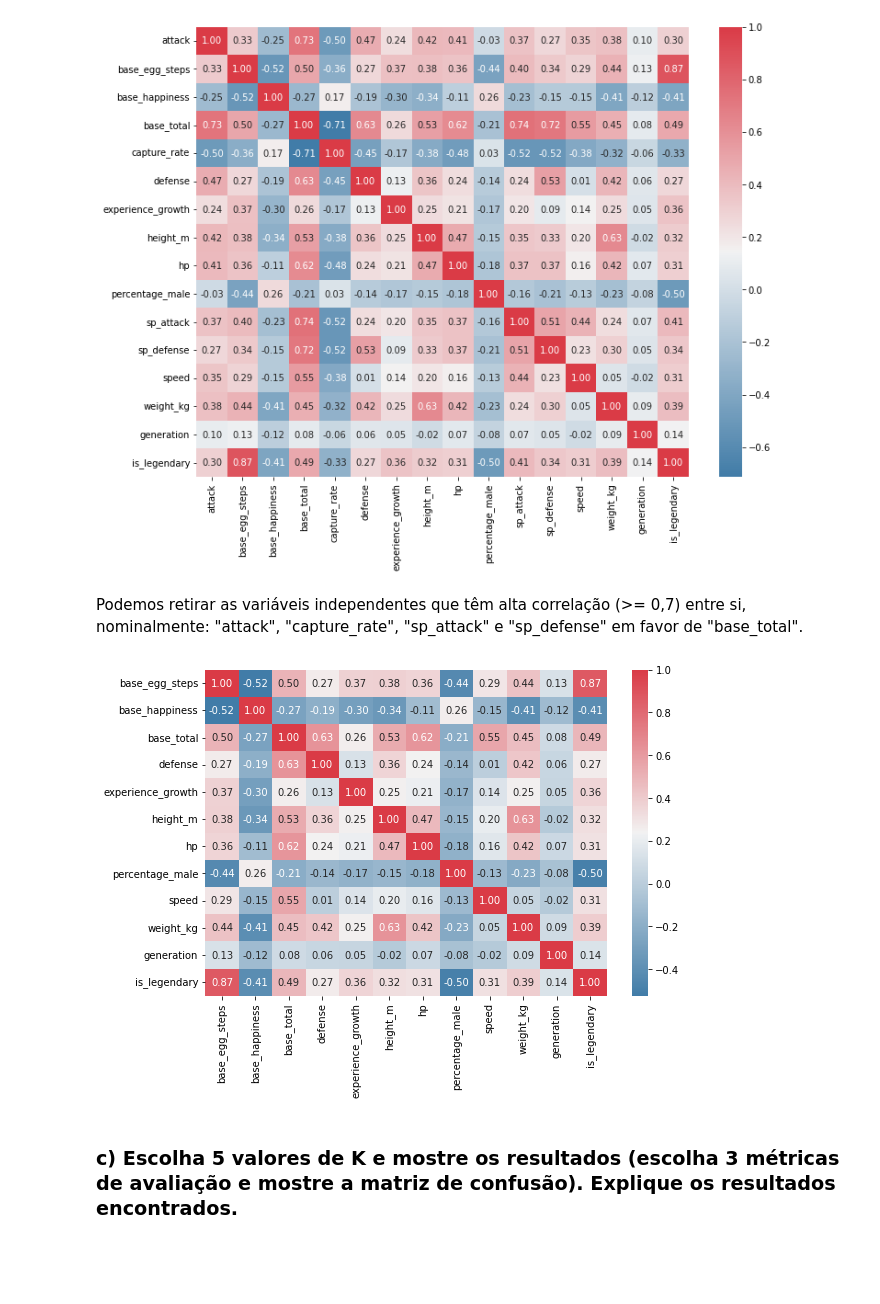
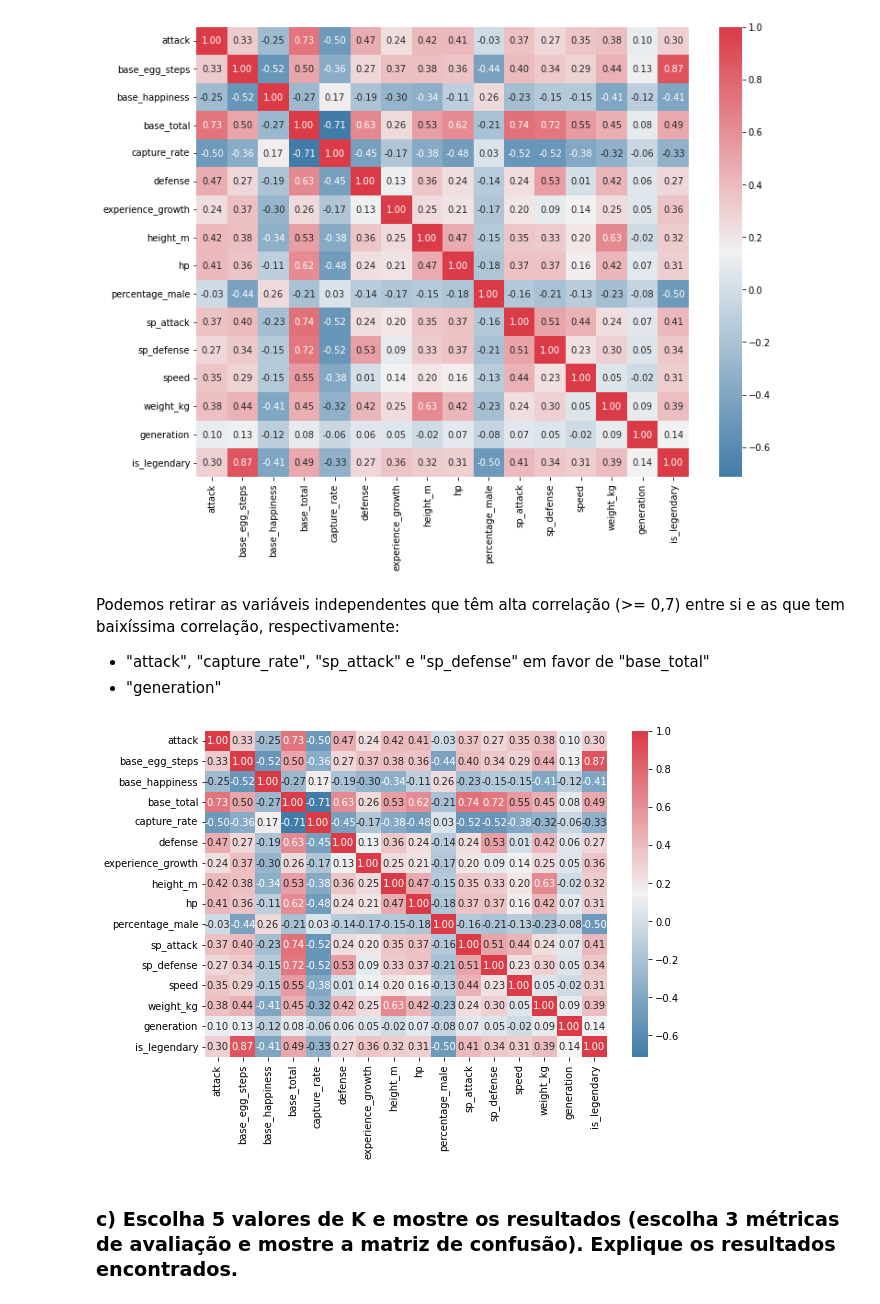
Before and after one commit to hyoretsu/ia, a Jupyter notebook: prova1.ipynb, the cells around one changed output. Cells and saved outputs as stored; diff of their text form; code cells hidden in the pictures; blank space fills up the shorter version.

```diff
--- a/prova1.ipynb
+++ b/prova1.ipynb
@@ -41,11 +41,11 @@ df = df.set_index("pokedex_number")
 Removendo colunas inúteis:
 # %%
 # Colunas informativas
-df = df.drop(df.columns[df.columns.str.contains("against_")], axis=1)
+df = df.drop(columns=df.columns[df.columns.str.contains("against_")])
 # Colunas de categorização
-df = df.drop(["classification", "japanese_name", "name"], axis=1)
+df = df.drop(columns=["classification", "japanese_name", "name"])
 # Colunas não mensuráveis
-df = df.drop(["abilities", "type1", "type2"], axis=1)
+df = df.drop(columns=["abilities", "type1", "type2"])
 # %% [markdown]
 Tratando atributos nulos:
 # %%
@@ -110,17 +110,17 @@ plt.show()
 # %% [output]
 [figure]
 # %% [markdown]
-Podemos retirar as variáveis independentes que têm alta correlação (>= 0,7) entre si, nominalmente: "attack", "capture_rate", "sp_attack" e "sp_defense" em favor de "base_total".
+Podemos retirar as variáveis independentes que têm alta correlação (>= 0,7) entre si e as que tem baixíssima correlação, respectivamente:
+
+- "attack", "capture_rate", "sp_attack" e "sp_defense" em favor de "base_total"
+- "generation"
 # %%
-df = df.drop(["attack"], axis=1)
-df = df.drop(["capture_rate"], axis=1)
-df = df.drop(["sp_attack"], axis=1)
-df = df.drop(["sp_defense"], axis=1)
+df_best = df.drop(columns=["attack", "capture_rate", "generation", "sp_attack", "sp_defense"])
 
 plt.figure(figsize=(9, 6))
 sns.heatmap(df.corr(), cmap=lukewarm_cmap, annot=True, fmt=".2f")
 plt.show()
 # %% [output]
-[figure, old version]
+[figure, new version]
 # %% [markdown]
 ### c) Escolha 5 valores de K e mostre os resultados (escolha 3 métricas de avaliação e mostre a matriz de confusão). Explique os resultados encontrados.
```
Also changed, not shown: parts of 13 cells of this notebook.
